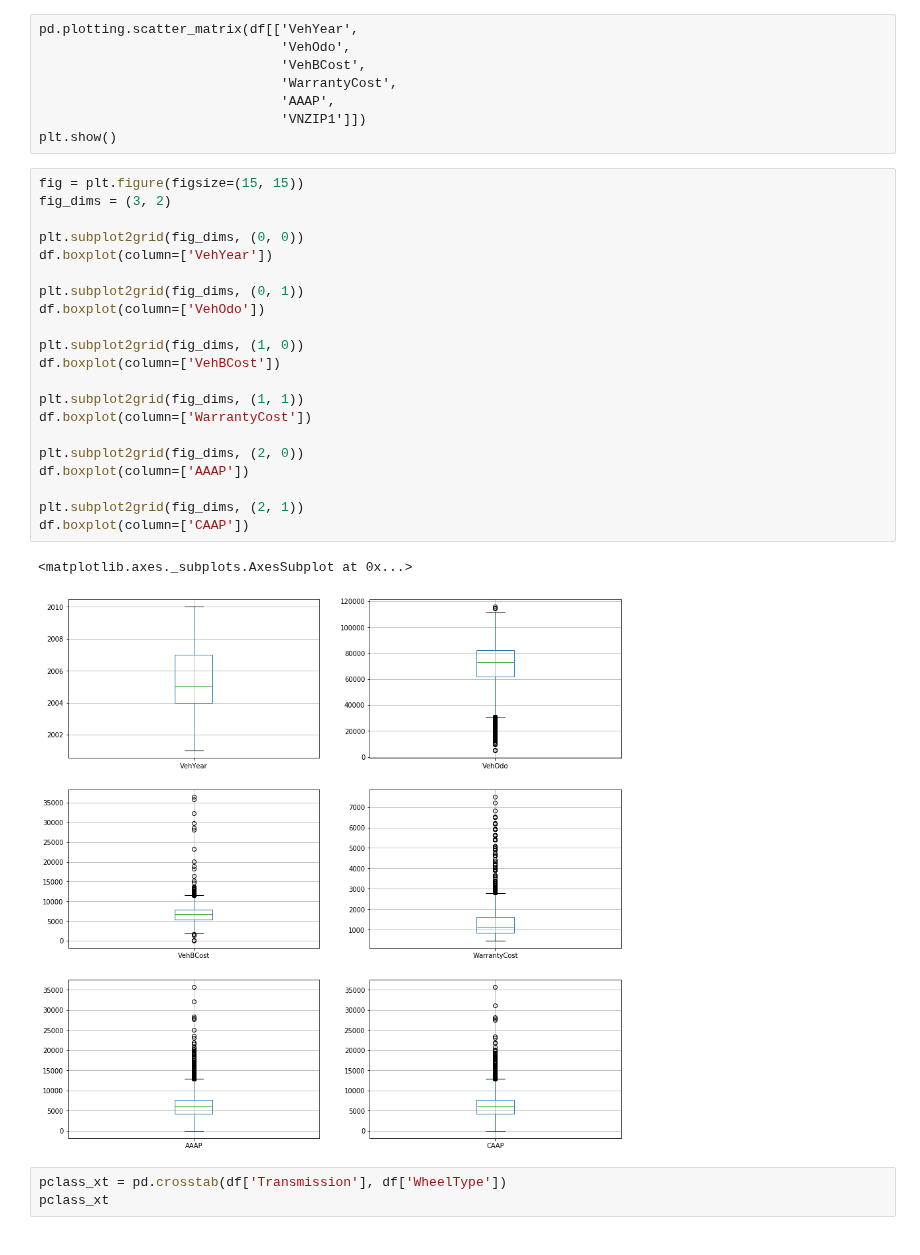
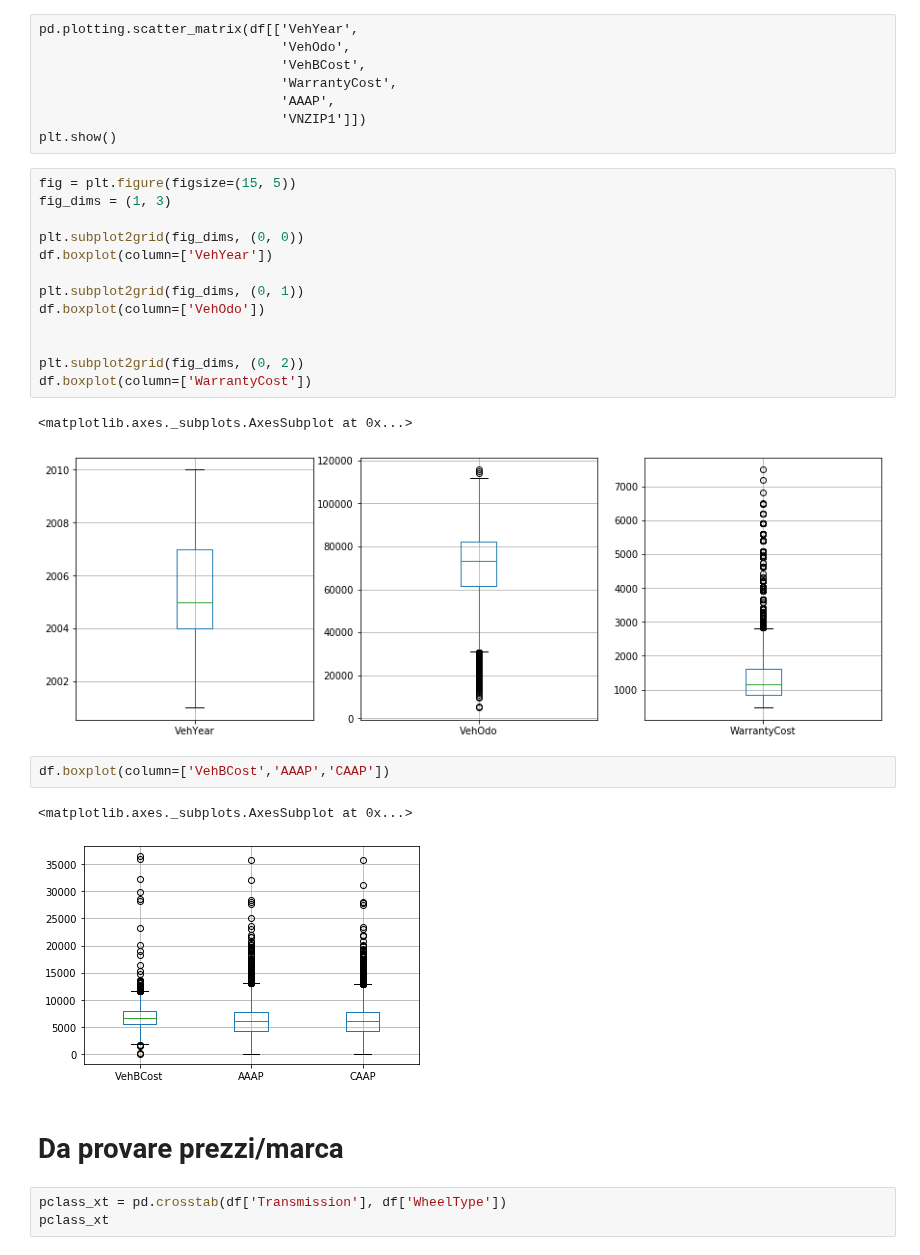
Before and after one commit to andybbruno/DataMining, a Jupyter notebook: DataUnderstanding.ipynb, the cells around one changed output. Cells and saved outputs as stored; diff of their text form.

```diff
--- a/DataUnderstanding.ipynb
+++ b/DataUnderstanding.ipynb
@@ -119,29 +123,28 @@ pd.plotting.scatter_matrix(df[['VehYear',
                                'VNZIP1']])
 plt.show()
 # %%
-fig = plt.figure(figsize=(15, 15))
-fig_dims = (3, 2)
+fig = plt.figure(figsize=(15, 5))
+fig_dims = (1, 3)
 
 plt.subplot2grid(fig_dims, (0, 0))
 df.boxplot(column=['VehYear'])
 
 plt.subplot2grid(fig_dims, (0, 1))
 df.boxplot(column=['VehOdo'])
 
-plt.subplot2grid(fig_dims, (1, 0))
-df.boxplot(column=['VehBCost'])
 
-plt.subplot2grid(fig_dims, (1, 1))
+plt.subplot2grid(fig_dims, (0, 2))
 df.boxplot(column=['WarrantyCost'])
-
-plt.subplot2grid(fig_dims, (2, 0))
-df.boxplot(column=['AAAP'])
-
-plt.subplot2grid(fig_dims, (2, 1))
-df.boxplot(column=['CAAP'])
 # %% [output]
 <matplotlib.axes._subplots.AxesSubplot at 0x...>
-[figure, old version]
+[figure, new version]
+# %%
+df.boxplot(column=['VehBCost','AAAP','CAAP'])
+# %% [output]
+<matplotlib.axes._subplots.AxesSubplot at 0x...>
+[figure, added]
+# %% [markdown]
+# Da provare prezzi/marca
 # %%
 pclass_xt = pd.crosstab(df['Transmission'], df['WheelType'])
 pclass_xt
```
Also changed, not shown: parts of 3 cells of this notebook.
